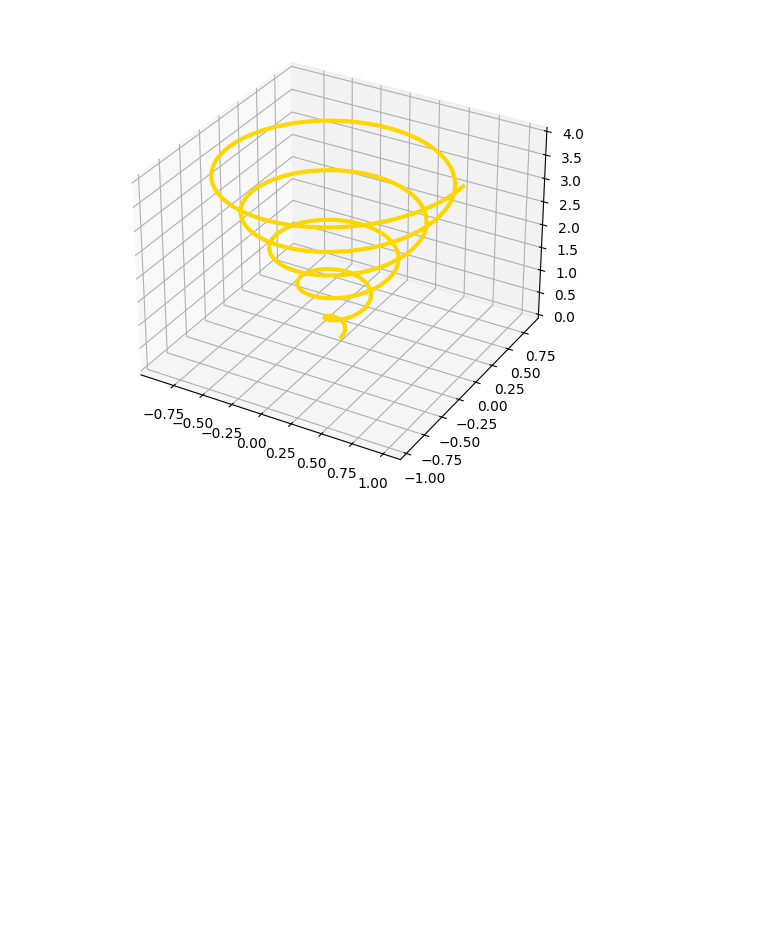
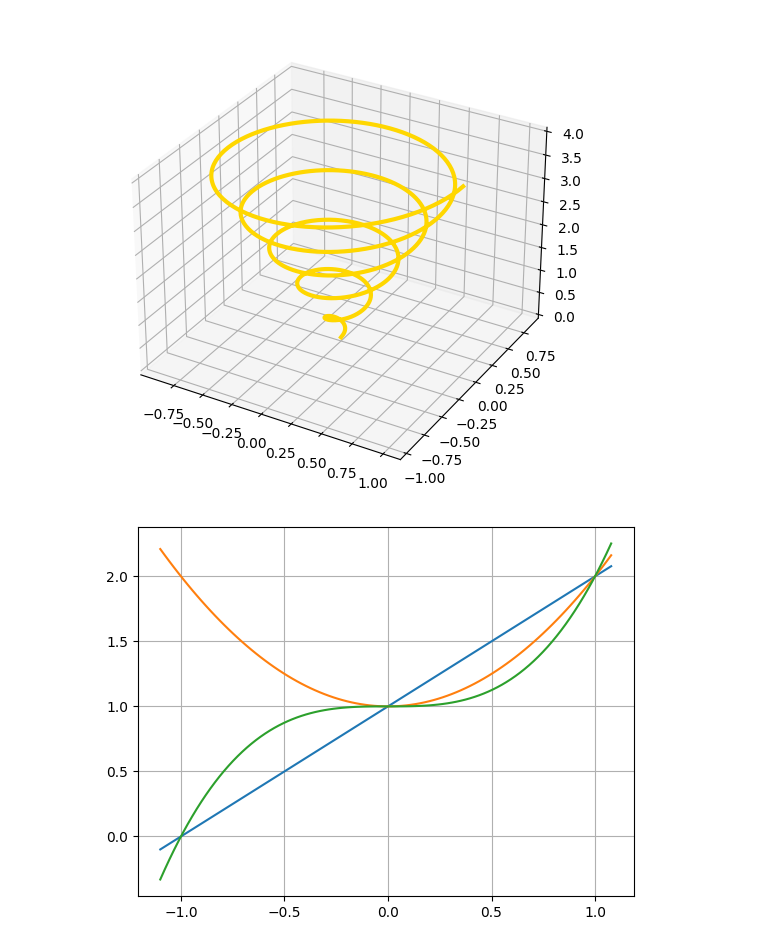
Before and after one commit to HaiBooLang/TryDeepLearning, a Jupyter notebook: ipynb/matplotlib.ipynb, the cells around one changed output. Drawn from its saved outputs; the diff is of its cells as text; code cells hidden in the pictures; blank space fills up the shorter version.

```diff
--- a/ipynb/matplotlib.ipynb
+++ b/ipynb/matplotlib.ipynb
@@ -101,3 +102,38 @@ axes.plot(x, y, z, color='gold', lw=3)      # color 参数控制线图的颜色
 plt.show()
 # %% [output]
 [figure]
+# %%
+# Life is short; you need Python.
+import z3
+import numpy as np
+import sympy as sp
+import matplotlib.pyplot as plt
+
+x = sp.symbols('x')
+
+def plot(f, points=[], draw_label=True, draw_points=True):
+    """Plot a sympy symbolic polynomial f."""
+
+    xmin = min([x_ for x_, _ in points], default=-1) - 0.1
+    xmax = max([x_ for x_, _ in points], default=1) + 0.1
+
+    xs = np.arange(xmin, xmax, (xmax - xmin) / 100)
+    ys = [f.subs(x, x_) for x_ in xs]
+
+    plt.grid(True)
+    plt.plot(xs, ys)
+    if draw_points:
+        plt.scatter(
+            [x_ for x_, y_ in points],
+            [y_ for x_, y_ in points],
+        )
+    if draw_label:
+        for x_, y_ in points:
+            plt.text(x_, y_, f'$({x_},{y_})$', va='bottom', ha='center')
+        plt.title(f'$y = {sp.latex(f)}$')
+
+plot(x + 1, draw_label=False)
+plot(x**2 + 1, draw_label=False)
+plot(x**3 + 1, draw_label=False)
+# %% [output]
+[figure, added]
```
Also changed, not shown: parts of 4 cells of this notebook, 13 other files.
